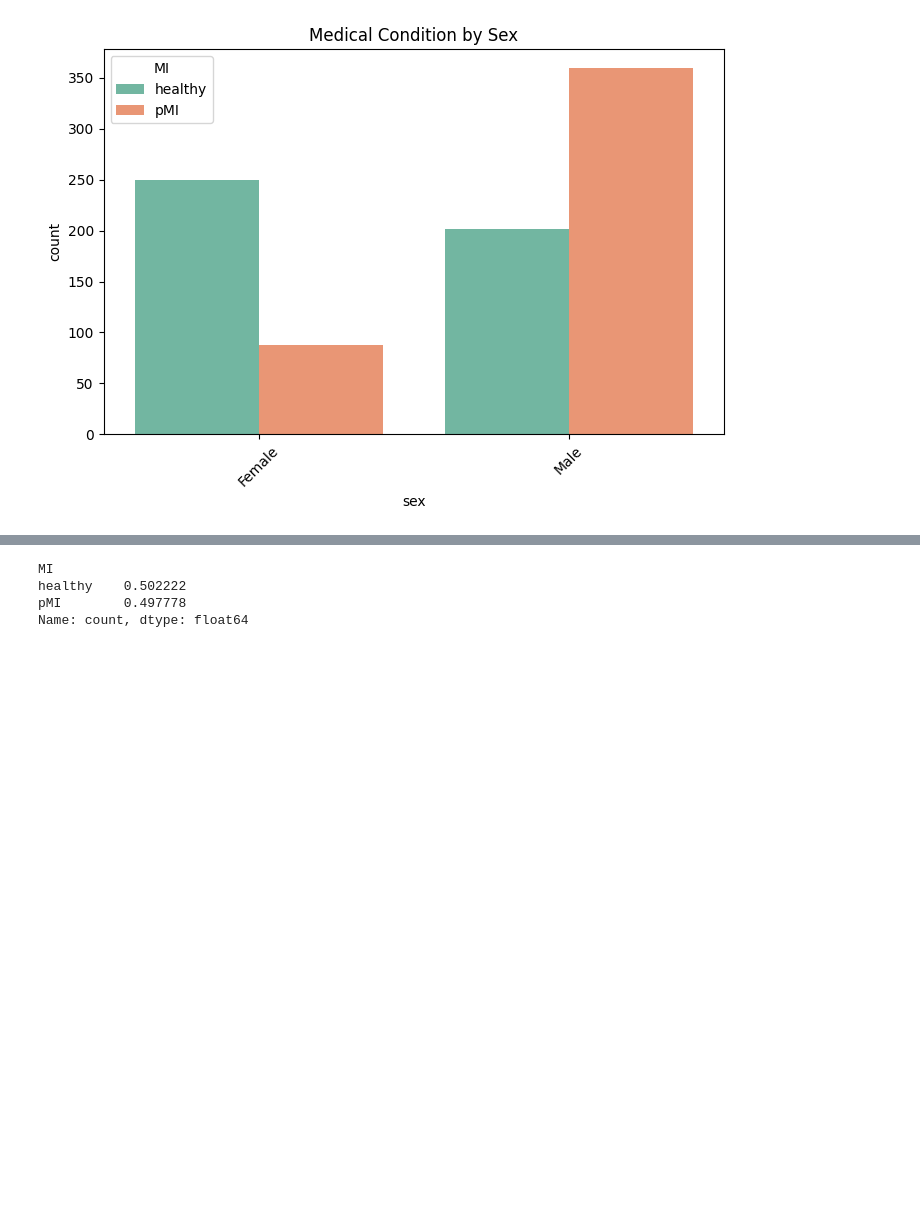
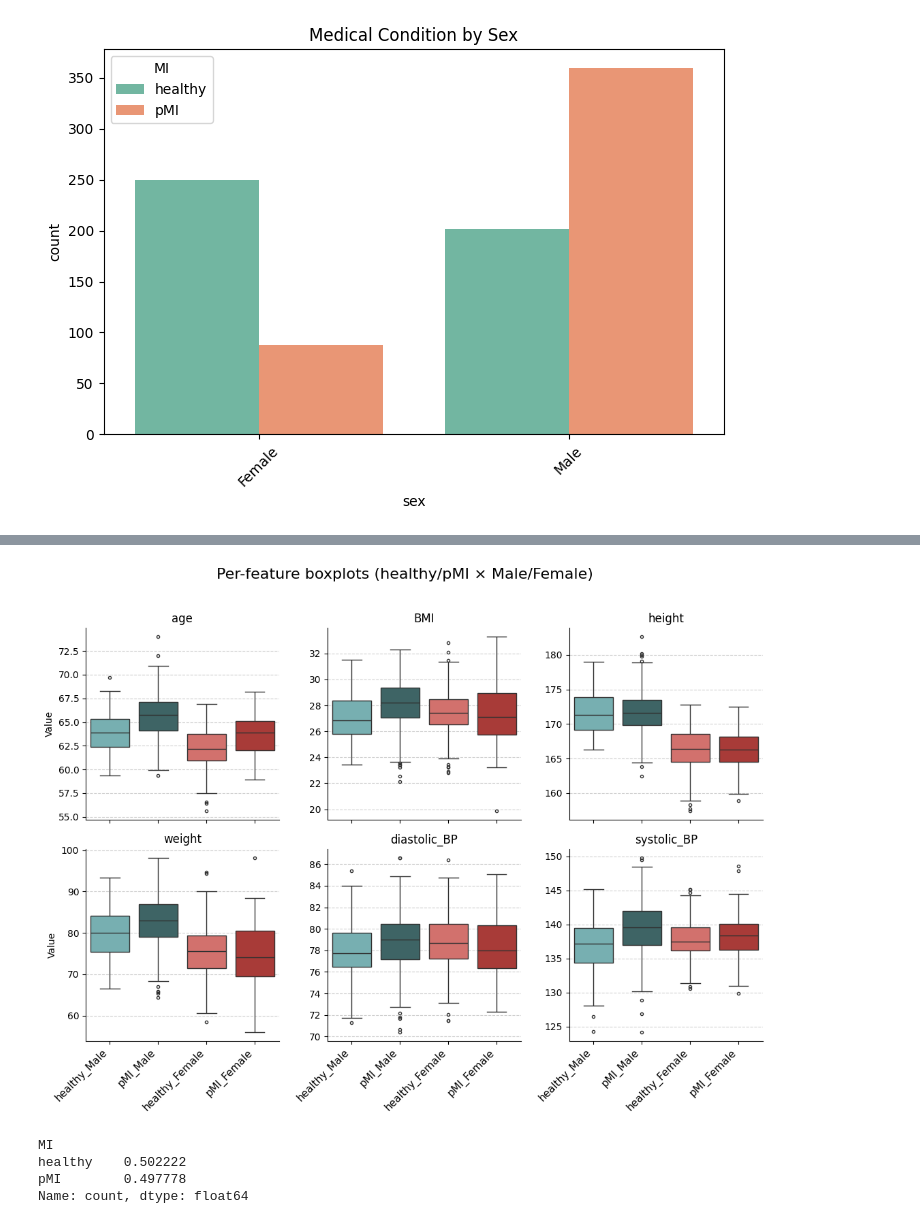
Before and after one commit to emilynurden/myocardial-infarction-predictions, a Jupyter notebook: notebooks:/data_exploration.ipynb, the cells around one changed output, grey strips where cells are left out. Saved outputs shown, nothing was run; the diff lists cells and outputs as text; code cells hidden in the pictures; blank space fills up the shorter version.

Commit message:
faceted variable boxplots

```diff
--- a/notebooks:/data_exploration.ipynb
+++ b/notebooks:/data_exploration.ipynb
@@ -191,3 +152,69 @@ plt.show()
+# %%
+
+# make sure melted exists (example shown for completeness)
+melted = df_to_explore.melt(
+    id_vars=["MI", "sex"],
+    value_vars=numeric_feature_columns,
+    var_name="variable",
+    value_name="value"
+)
+
+# Map/format MI values into friendly labels if needed
+# Example: if MI values are 0/1, convert to 'healthy'/'pMI'
+melted['MI_label'] = melted['MI'].map({0: 'healthy', 1: 'pMI'}) if melted['MI'].dtype.kind in 'biu' else melted['MI']
+
+# Create combined group column exactly as you specified
+melted['MI_sex'] = melted['MI_label'].astype(str) + '_' + melted['sex'].astype(str)
+
+# Define the group order (controls left-to-right order in each subplot)
+group_order = ['healthy_Male', 'pMI_Male', 'healthy_Female', 'pMI_Female']
+
+# Define a custom palette dict (keys must match the MI_sex values)
+palette = {
+    "pMI_Male":        "#376A6C",
+    "healthy_Female":  "#E3615C",
+    "pMI_Female":      "#BB2A25",
+    "healthy_Male":    "#6EB8BA",
+}
+# (You can reorder/choose hex codes however you like.)
+
+# Facet by feature: one subplot per 'variable'
+g = sns.catplot(
+    data=melted,
+    x="MI_sex",
+    y="value",
+    col="variable",
+    kind="box",
+    hue="MI_sex",
+    col_wrap=3,            # how many plots per row; change as needed
+    height=4,            # height of each subplot
+    aspect=0.9,            # width/height ratio of each subplot
+    order=group_order,
+    palette=palette,
+    fliersize=3,
+    sharey=False,          # set True if you want same y-axis across features
+    dodge=False            # not needed because x is the grouped variable already
+)
+
+g.set_titles("{col_name}")
+
+
+# aesthetics
+for ax in g.axes.flatten():
+    ax.set_xlabel('')
+    ax.set_title(ax.get_title(), fontsize=12)  # or adjust as needed
+    ax.set_xticklabels(group_order, rotation=45, ha='right', fontsize=11)
+    ax.grid(True, which='major', axis='y', linestyle='--', alpha=0.6)
+
+g.set_axis_labels("", "Value")
+g.fig.suptitle("Per-feature boxplots (healthy/pMI × Male/Female)", y=1.02, fontsize=16)
+g.fig.subplots_adjust(wspace=0.8, hspace=1.5)
+
+
+plt.tight_layout()
+plt.show()
+# %% [output]
+[figure, added]
 # %%
 #exploring proportions of each class in the data
 # find proportion of each class in the data
```
Also changed, not shown: parts of 1 cell of this notebook.
